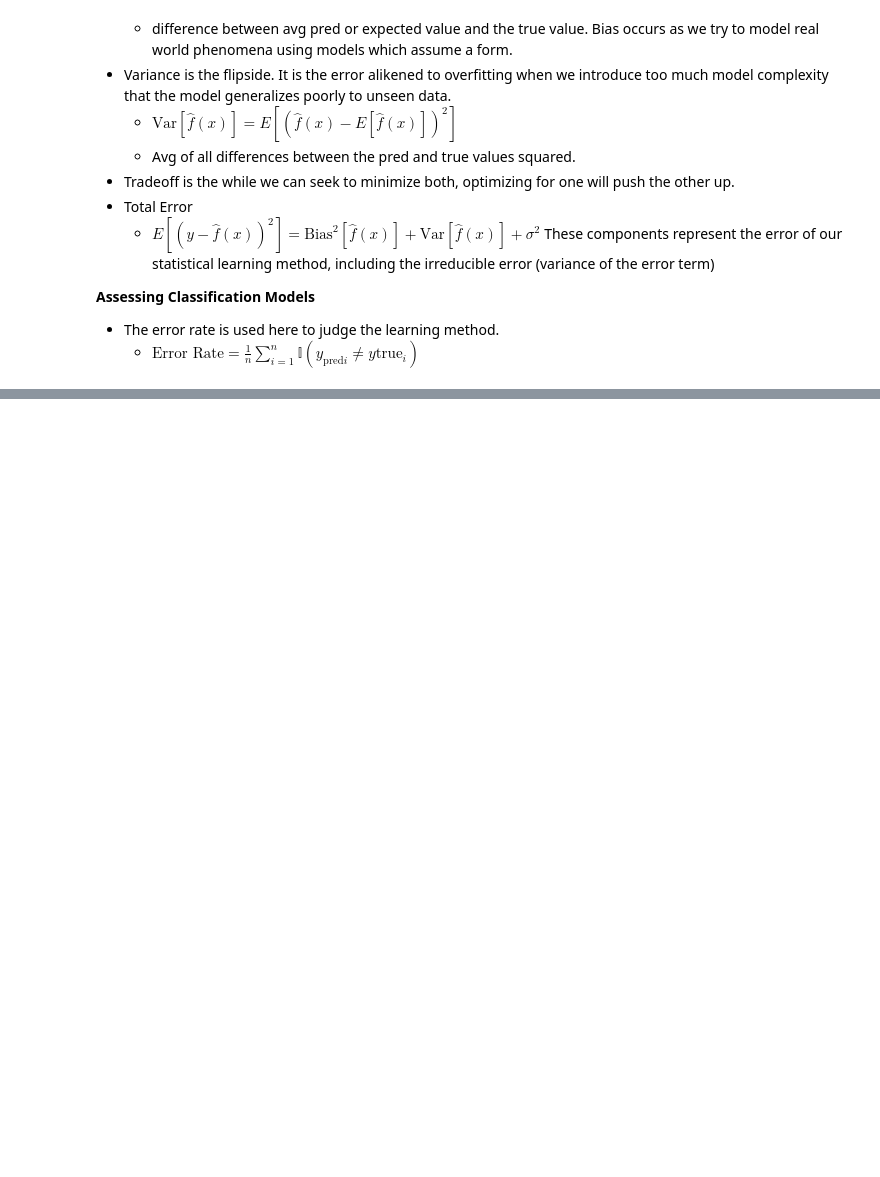
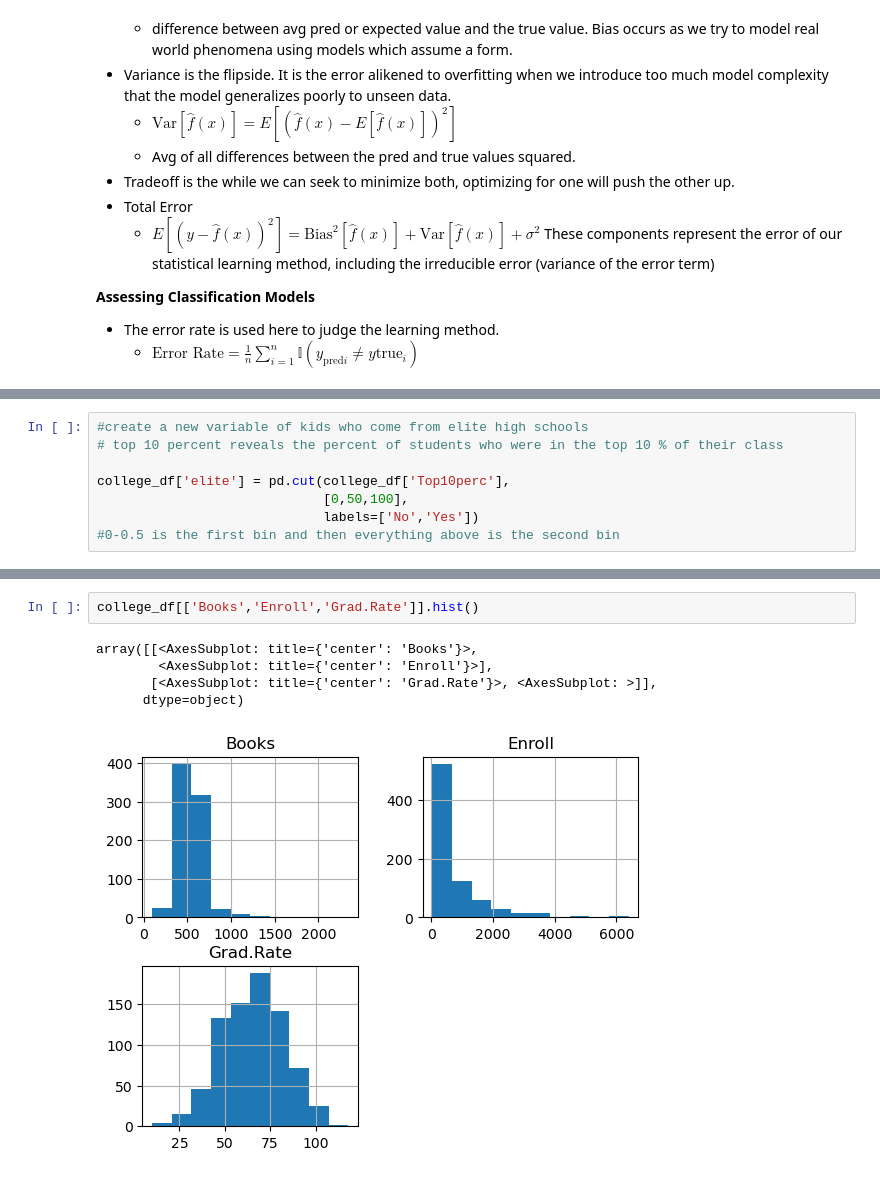
Before and after one commit to jrippert-hub/stats, a Jupyter notebook: chap2.ipynb, the cells around one changed output, grey strips where cells are left out. Drawn from its saved outputs; the diff is of its cells as text; blank space fills up the shorter version.

```diff
--- a/chap2.ipynb
+++ b/chap2.ipynb
@@ -46,0 +136,8 @@ This MSE eval metric is used to judge regression methods and represents the diff
+# %%
+#create a new variable of kids who come from elite high schools
+# top 10 percent reveals the percent of students who were in the top 10 % of their class
+
+college_df['elite'] = pd.cut(college_df['Top10perc'],
+                             [0,50,100],
+                             labels=['No','Yes'])
+#0-0.5 is the first bin and then everything above is the second bin
@@ -46,0 +168,8 @@ This MSE eval metric is used to judge regression methods and represents the diff
+# %%
+college_df[['Books','Enroll','Grad.Rate']].hist()
+# %% [output]
+array([[<AxesSubplot: title={'center': 'Books'}>,
+        <AxesSubplot: title={'center': 'Enroll'}>],
+       [<AxesSubplot: title={'center': 'Grad.Rate'}>, <AxesSubplot: >]],
+      dtype=object)
+[figure, added]
```
Also changed, not shown: parts of 13 cells of this notebook.
